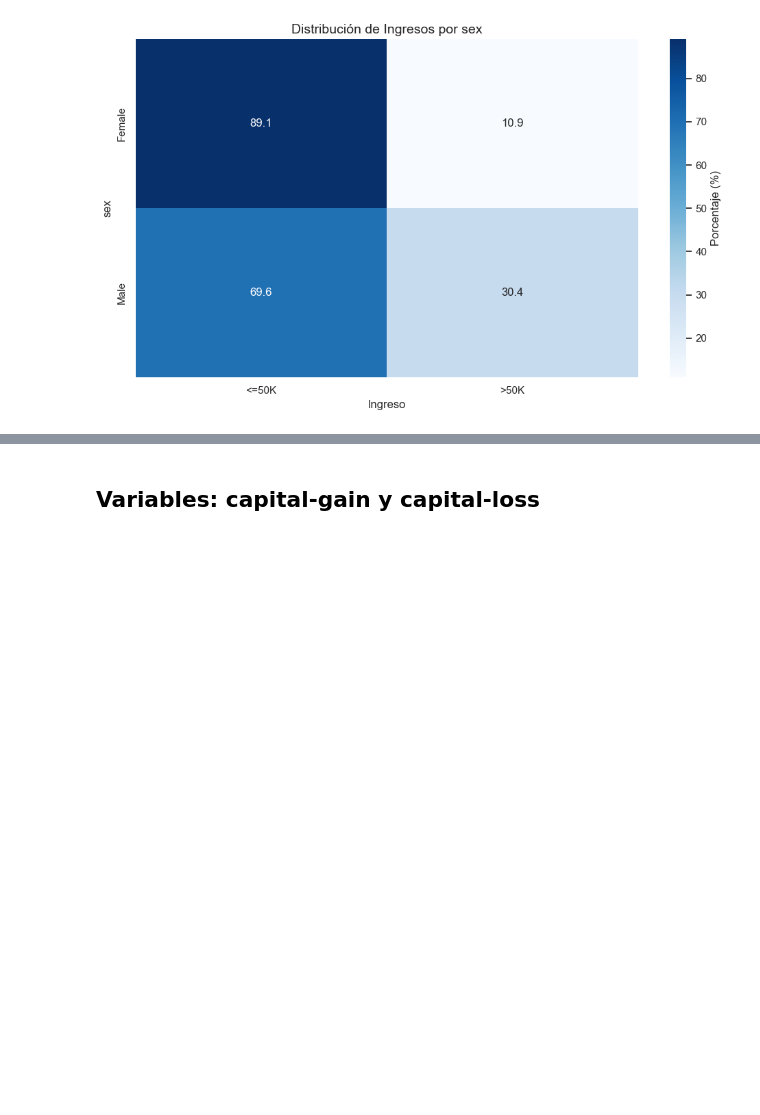
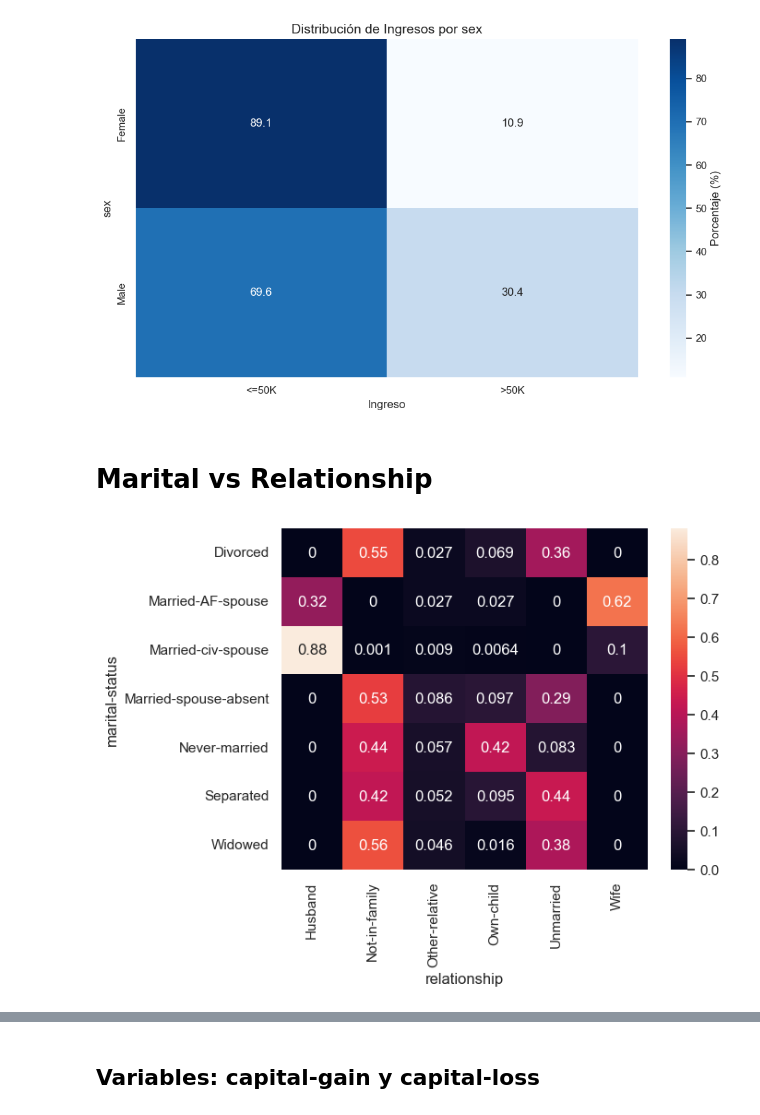
Before and after one commit to Marcelloprime/rnn_adult_income_prediction, a Jupyter notebook: 01_eda.ipynb, the cells around one changed output, grey strips where cells are left out. Saved outputs shown, nothing was run; the diff lists cells and outputs as text; code cells hidden in the pictures; blank space fills up the shorter version.

```diff
--- a/01_eda.ipynb
+++ b/01_eda.ipynb
@@ -475,3 +474,11 @@ for var in nom_cols.drop(columns=['native-country']):
 [figure]
 [figure]
 [figure]
+# %% [markdown]
+# Marital vs Relationship
+# %%
+mar_vs_rel = pd.crosstab(df['marital-status'],df['relationship'], normalize='index')
+sns.heatmap(mar_vs_rel, annot=True)
+plt.show()
+# %% [output]
+[figure, added]
```
Also changed, not shown: parts of 8 cells of this notebook.
